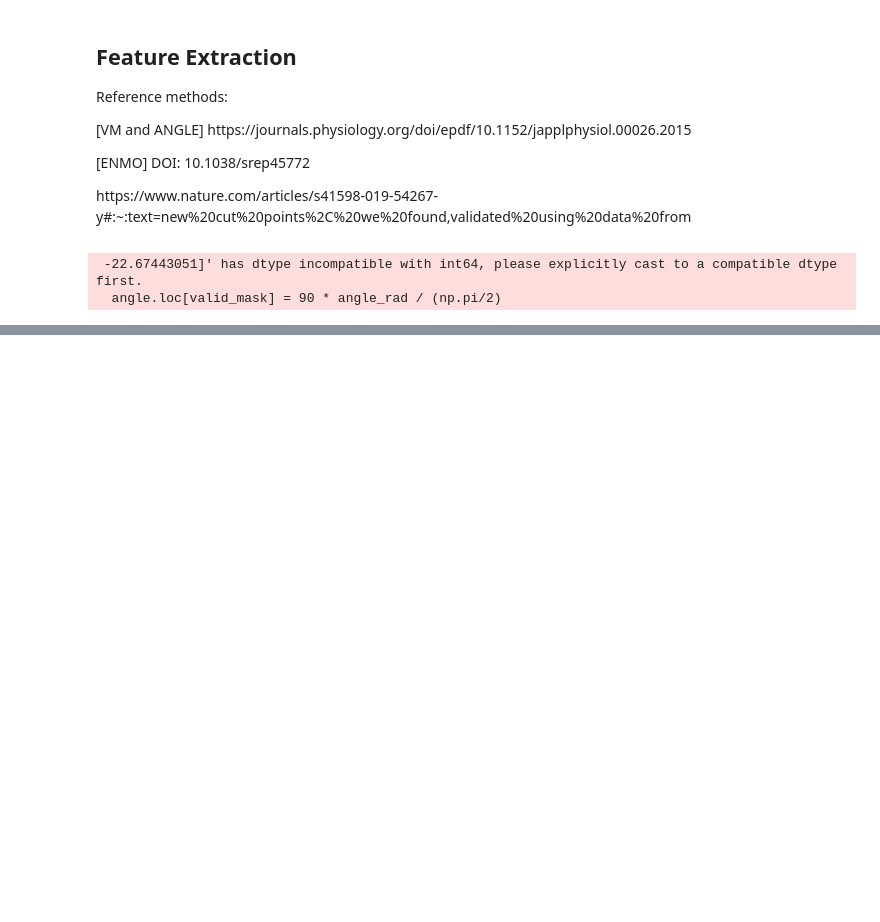
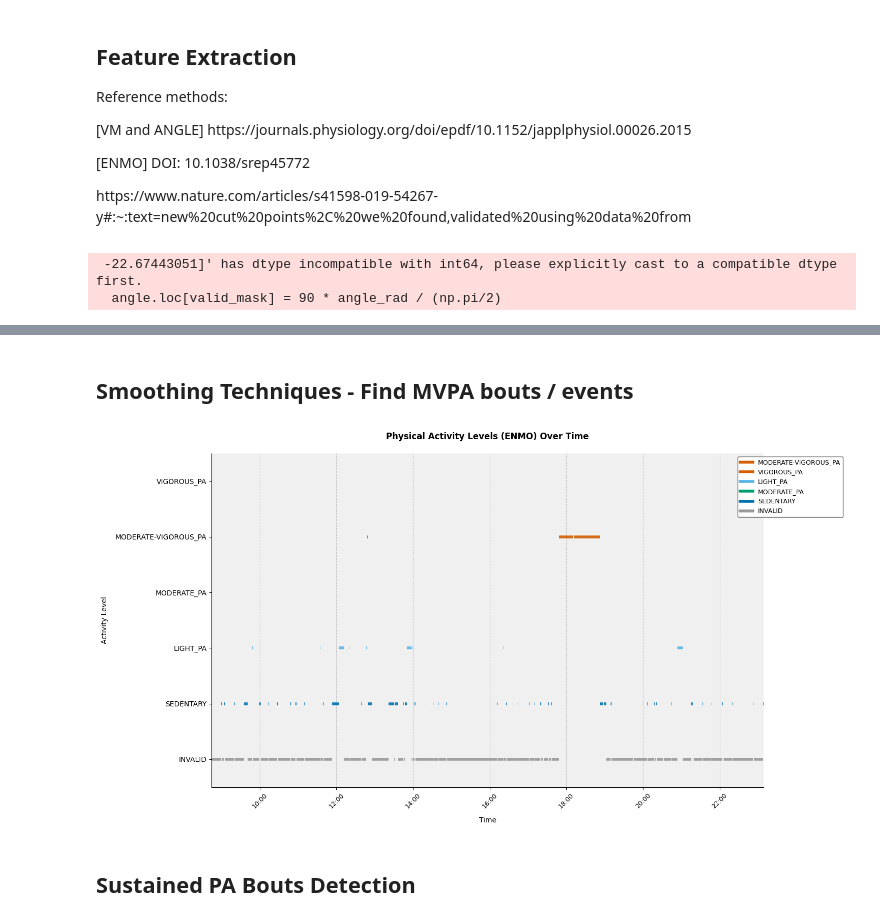
Before and after one commit to MariaInesRibeiro98/GameBus-HealthBehaviorMining, a Jupyter notebook: notebooks/05_data_query.ipynb, the cells around one changed output, grey strips where cells are left out. Cells and saved outputs as stored; diff of their text form; code cells hidden in the pictures; blank space fills up the shorter version.

```diff
--- a/notebooks/05_data_query.ipynb
+++ b/notebooks/05_data_query.ipynb
@@ -468,0 +506,27 @@ PhysicalActivityClassifier.plot_activity_levels(classified_df, time_column='wind
+# %% [markdown]
+## Smoothing Techniques - Find MVPA bouts / events
+# %%
+from src.oced.smoothing import SmoothingConfig, SmoothingClassifier
+
+# Create configuration
+config = SmoothingConfig(
+    window_size=121,
+    invalid_threshold=0.8
+)
+
+# Create classifier
+smoother = SmoothingClassifier(config)
+
+# Apply smoothing
+smoothed_df = smoother.smooth(
+    df=classified_enmo_df,
+    class_column='activity_level_enmo',
+    start_time_column='window_start',
+    end_time_column='window_end'
+)
+
+PhysicalActivityClassifier.plot_activity_levels_enmo(smoothed_df, time_column='window_start', window_end_column='window_end', activity_column='smoothed_class')
+# %% [output]
+[figure, added]
+# %% [markdown]
+## Sustained PA Bouts Detection
```
Also changed, not shown: parts of 13 cells of this notebook, 6 other files.
